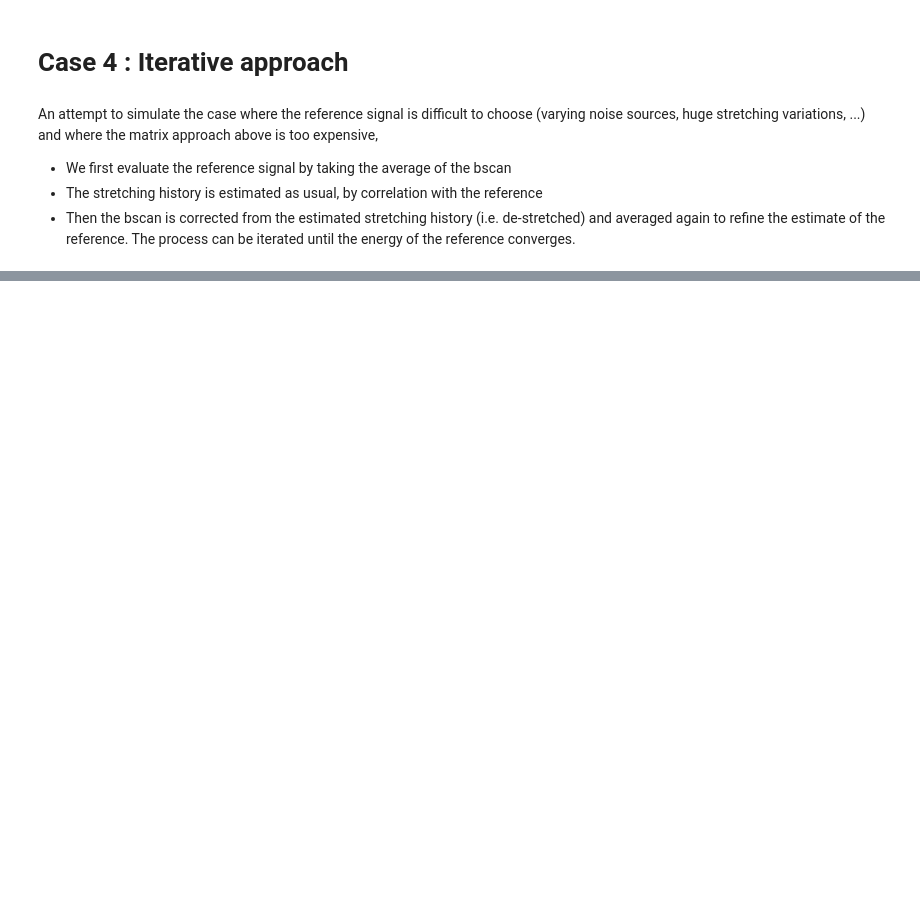
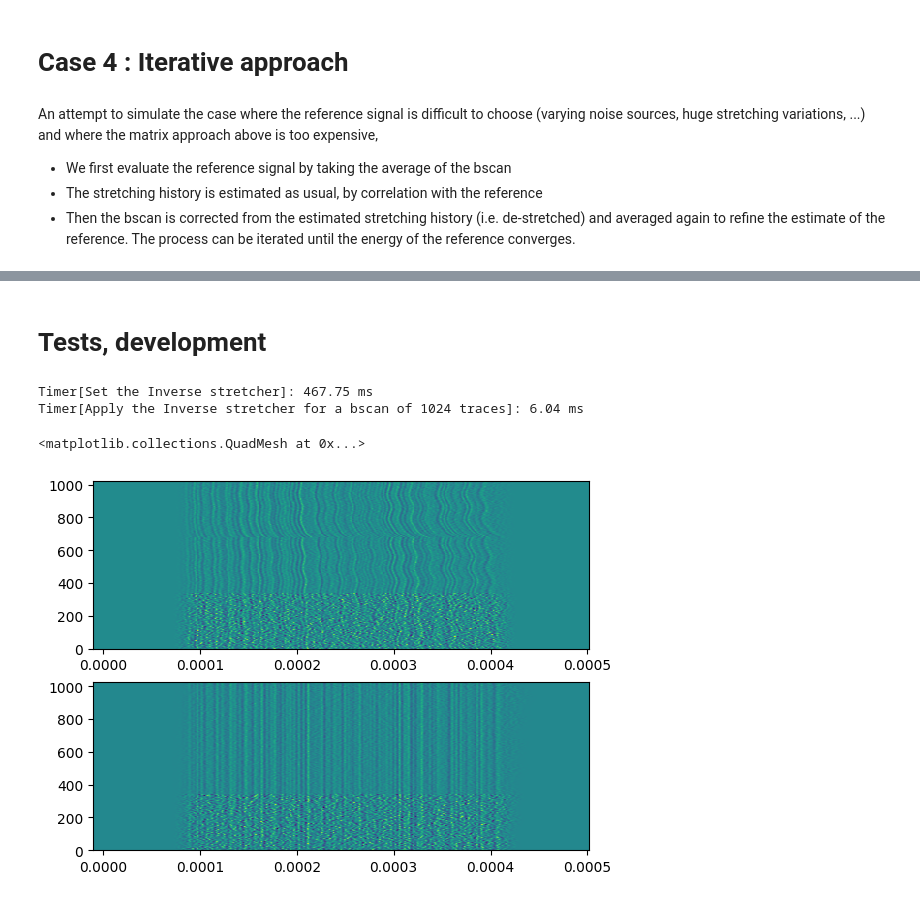
Before and after one commit to mlehujeur/coodddaaaa, a Jupyter notebook: examples/000_examples.ipynb, the cells around one changed output, grey strips where cells are left out. Saved outputs shown, nothing was run; the diff lists cells and outputs as text; code cells hidden in the pictures; blank space fills up the shorter version.

Commit message:
implement inverse stretching, to align waveforms in a bscan

```diff
--- a/examples/000_examples.ipynb
+++ b/examples/000_examples.ipynb
@@ -634,0 +635,42 @@ ax2.legend(loc="best")
+# %% [markdown]
+# Tests, development
+# %%
+# Test InverseStretcher
+from coodddaaaa.stretching import InverseStretcher
+
+# Genereate a synthetic stretching history
+n_traces = 1024  # number of traces
+eps_history = np.linspace(0., 0.002, n_traces)
+eps_history += 0.0003 * np.sin(2. * np.pi * np.arange(n_traces) / 150)
+x = (np.arange(n_traces)-n_traces*2//3) / 20.
+eps_history += -0.002 * np.exp(-x) * (x > 0)
+eps_history *= 20  # simulate huge stretching rates
+
+# Build the synthetic bscan by stretching the reference, add noise
+stretcher0 = Stretcher(nt=nt, dt=dt, t0=t0, eps=eps_history, norm=False, interp_kind=interp_kind)
+
+ascan = bandpass(np.random.randn(nt)) * taper
+bscan = stretcher0.stretch(ascan)
+
+bscan += bandpass(np.random.randn(n_traces, nt) * noise_level)
+bscan[:n_traces//3] += bandpass(np.random.randn(n_traces//3,nt) * noise_level * 4.)
+bscan *= taper
+
+# Build the inverse stretcher and provide it with the true stretching history
+with Timer('Set the Inverse stretcher'):
+    istretcher = InverseStretcher(nt=nt, dt=dt, t0=t0, eps_history=eps_history)
+
+with Timer(f'Apply the Inverse stretcher for a bscan of {n_traces} traces'):
+    corrected_bscan = istretcher(bscan)
+
+# The corrected bscan should be aligned correctly
+plt.subplot(211)
+plt.pcolormesh(stretcher.t, np.arange(n_traces), bscan, shading="auto")
+
+plt.subplot(212, sharex=plt.gca(), sharey=plt.gca())
+plt.pcolormesh(stretcher.t, np.arange(n_traces), corrected_bscan, shading="auto")
+# %% [output]
+Timer[Set the Inverse stretcher]: 467.75 ms
+Timer[Apply the Inverse stretcher for a bscan of 1024 traces]: 6.04 ms
+<matplotlib.collections.QuadMesh at 0x...>
+[figure, added]
```
Also changed, not shown: parts of 18 cells of this notebook, 1 other file.
